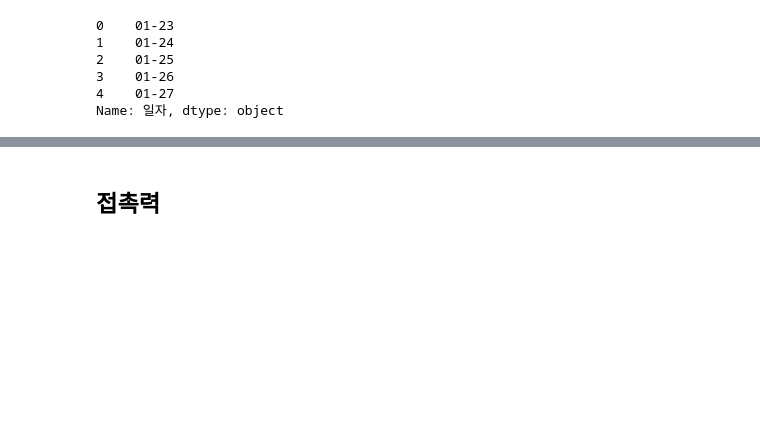
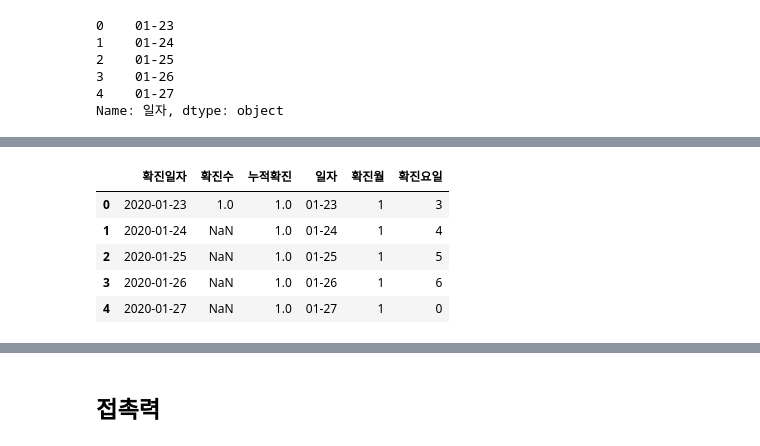
Before and after one commit to corazzon/COVID-19-eda, a Jupyter notebook: 06-seoul-covid-19-eda.ipynb, the cells around one changed output, grey strips where cells are left out. Saved outputs shown, nothing was run; the diff lists cells and outputs as text; code cells hidden in the pictures; blank space fills up the shorter version.

```diff
--- a/06-seoul-covid-19-eda.ipynb
+++ b/06-seoul-covid-19-eda.ipynb
@@ -230,0 +238,11 @@ sns.barplot(data=all_day, x="일자", y="연번")
+# %%
+all_day["확진월"] = all_day["확진일자"].dt.month
+all_day["확진요일"] = all_day["확진일자"].dt.dayofweek
+all_day.head()
+# %% [output]
+|  | 확진일자 | 확진수 | 누적확진 | 일자 | 확진월 | 확진요일 |
+| 0 | 2020-01-23 | 1.0 | 1.0 | 01-23 | 1 | 3 |
+| 1 | 2020-01-24 | NaN | 1.0 | 01-24 | 1 | 4 |
+| 2 | 2020-01-25 | NaN | 1.0 | 01-25 | 1 | 5 |
+| 3 | 2020-01-26 | NaN | 1.0 | 01-26 | 1 | 6 |
+| 4 | 2020-01-27 | NaN | 1.0 | 01-27 | 1 | 0 |
```
Also changed, not shown: parts of 29 cells of this notebook.
